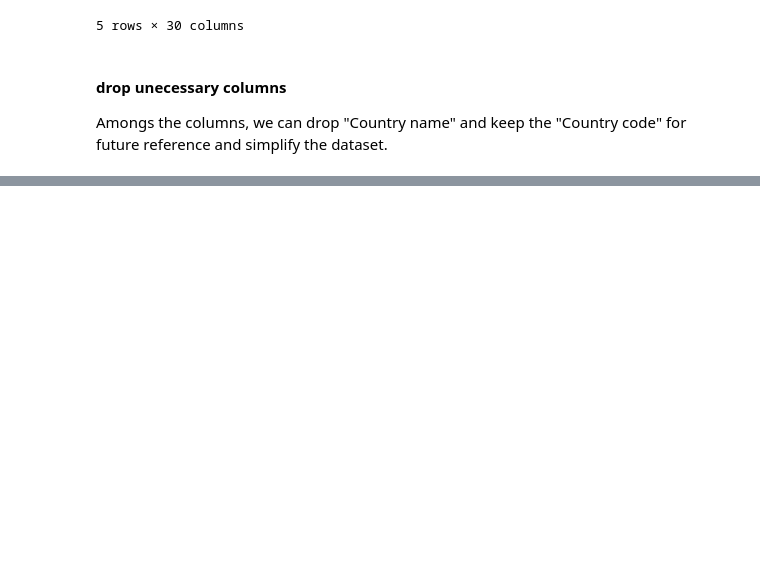
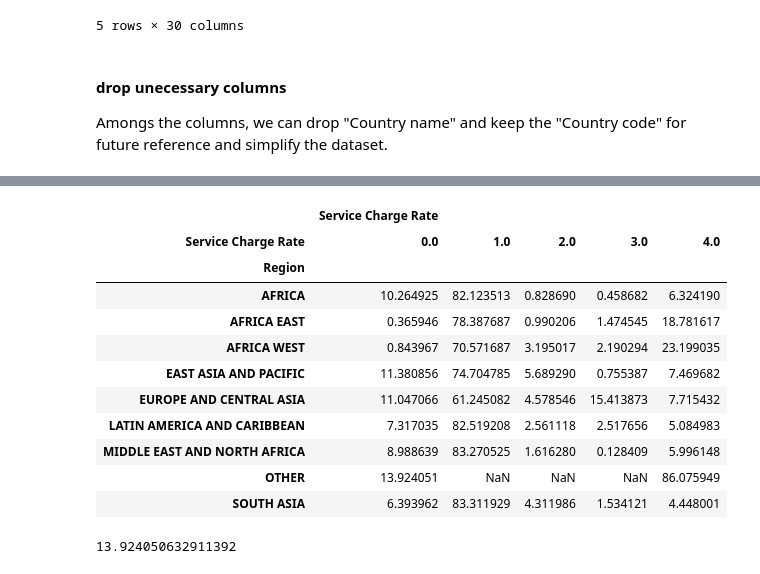
Before and after one commit to vuchau8592/project_data_tidy, a Jupyter notebook: Tidy_dataset.ipynb, the cells around one changed output, grey strips where cells are left out. Drawn from its saved outputs; the diff is of its cells as text; code cells hidden in the pictures; blank space fills up the shorter version.

```diff
--- a/Tidy_dataset.ipynb
+++ b/Tidy_dataset.ipynb
@@ -220,0 +266,34 @@ df.duplicated().sum()
+# %%
+temp.loc[:,"Service Charge Rate"].fillna(5, inplace = True)
+# %%
+temp.loc[:, "Service Charge Rate"].replace({0.0:0, 0.75:1, 2.0:2, 5:4}, inplace=True)
+# %%
+temp.loc[:,"Service Charge Rate"] = temp.loc[:, "Service Charge Rate"].apply(lambda x: 3 if x!=0 and x!=1 and x!=2 and x!= 4 else x)
+# %%
+a = temp.groupby(["Region"])["Service Charge Rate"].value_counts()
+b = temp.groupby(["Region"])["Service Charge Rate"].count()
+c = a*100/b
+# %%
+d = c.to_frame()
+title = [i for i in d.index.get_level_values(0).value_counts().index]
+e = d.unstack()
+label = [0.0, 1.0, 2.0, 3.0, 4.0]
+e for i in title
+# %% [output]
+|  | Service Charge Rate |  |  |  |  |
+| Service Charge Rate | 0.0 | 1.0 | 2.0 | 3.0 | 4.0 |
+| Region |  |  |  |  |  |
+| AFRICA | 10.264925 | 82.123513 | 0.828690 | 0.458682 | 6.324190 |
+| AFRICA EAST | 0.365946 | 78.387687 | 0.990206 | 1.474545 | 18.781617 |
+| AFRICA WEST | 0.843967 | 70.571687 | 3.195017 | 2.190294 | 23.199035 |
+| EAST ASIA AND PACIFIC | 11.380856 | 74.704785 | 5.689290 | 0.755387 | 7.469682 |
+| EUROPE AND CENTRAL ASIA | 11.047066 | 61.245082 | 4.578546 | 15.413873 | 7.715432 |
+| LATIN AMERICA AND CARIBBEAN | 7.317035 | 82.519208 | 2.561118 | 2.517656 | 5.084983 |
+| MIDDLE EAST AND NORTH AFRICA | 8.988639 | 83.270525 | 1.616280 | 0.128409 | 5.996148 |
+| OTHER | 13.924051 | NaN | NaN | NaN | 86.075949 |
+| SOUTH ASIA | 6.393962 | 83.311929 | 4.311986 | 1.534121 | 4.448001 |
+# %%
+f = e.loc["OTHER",:].unstack()
+f[0.0]["Service Charge Rate"]
+# %% [output]
+13.924050632911392
```
Also changed, not shown: parts of 26 cells of this notebook.
